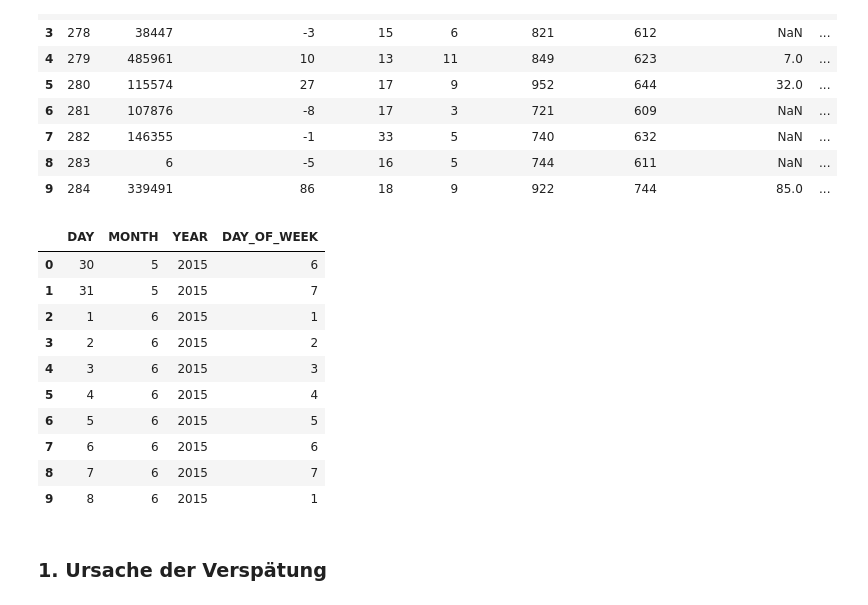
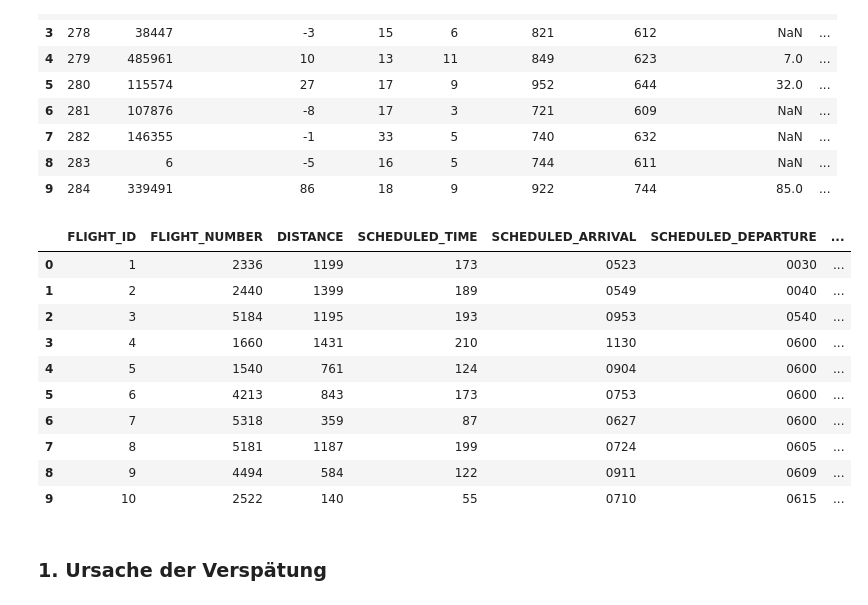
Before and after one commit to behzad1993/Data-Warehousing, a Jupyter notebook: ue3/Ueb3-Primer-pandas-oracle.ipynb, the cells around one changed output. Drawn from its saved outputs; the diff is of its cells as text; code cells hidden in the pictures.

```diff
--- a/ue3/Ueb3-Primer-pandas-oracle.ipynb
+++ b/ue3/Ueb3-Primer-pandas-oracle.ipynb
@@ -121,23 +121,23 @@ delays_table
 | 9 | 284 | 339491 | 86 | 18 | 9 | 922 | 744 | 85.0 | ... |
 # %%
 query = """\
-    SELECT * FROM time FETCH FIRST 10 ROWS ONLY
+    SELECT * FROM flight FETCH FIRST 10 ROWS ONLY
     """
 
 delays_table = run_query(query)
 delays_table
 # %% [output]
-|  | DAY | MONTH | YEAR | DAY_OF_WEEK |
-| 0 | 30 | 5 | 2015 | 6 |
-| 1 | 31 | 5 | 2015 | 7 |
-| 2 | 1 | 6 | 2015 | 1 |
-| 3 | 2 | 6 | 2015 | 2 |
-| 4 | 3 | 6 | 2015 | 3 |
-| 5 | 4 | 6 | 2015 | 4 |
-| 6 | 5 | 6 | 2015 | 5 |
-| 7 | 6 | 6 | 2015 | 6 |
-| 8 | 7 | 6 | 2015 | 7 |
-| 9 | 8 | 6 | 2015 | 1 |
+|  | FLIGHT_ID | FLIGHT_NUMBER | DISTANCE | SCHEDULED_TIME | SCHEDULED_ARRIVAL | SCHEDULED_DEPARTURE | ... |
+| 0 | 1 | 2336 | 1199 | 173 | 0523 | 0030 | ... |
+| 1 | 2 | 2440 | 1399 | 189 | 0549 | 0040 | ... |
+| 2 | 3 | 5184 | 1195 | 193 | 0953 | 0540 | ... |
+| 3 | 4 | 1660 | 1431 | 210 | 1130 | 0600 | ... |
+| 4 | 5 | 1540 | 761 | 124 | 0904 | 0600 | ... |
+| 5 | 6 | 4213 | 843 | 173 | 0753 | 0600 | ... |
+| 6 | 7 | 5318 | 359 | 87 | 0627 | 0600 | ... |
+| 7 | 8 | 5181 | 1187 | 199 | 0724 | 0605 | ... |
+| 8 | 9 | 4494 | 584 | 122 | 0911 | 0609 | ... |
+| 9 | 10 | 2522 | 140 | 55 | 0710 | 0615 | ... |
 # %% [markdown]
 ### 1. Ursache der Verspätung
 # %%
```
Also changed, not shown: parts of 20 cells of this notebook.
